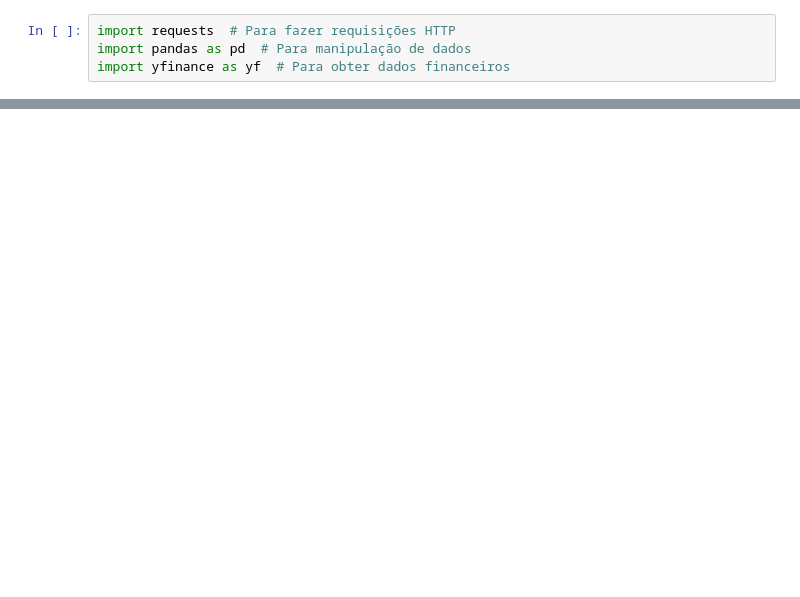
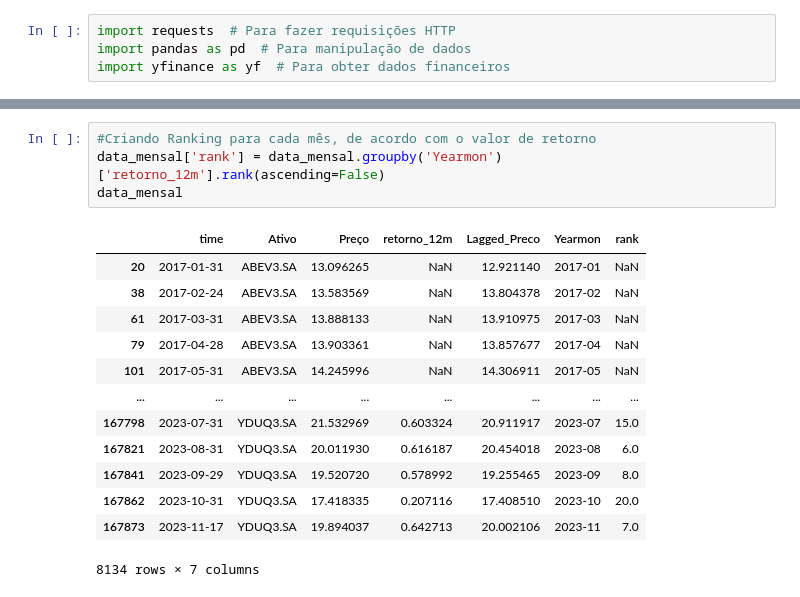
Before and after one commit to fjportella/factoryInvesting, a Jupyter notebook: aula.ipynb, the cells around one changed output, grey strips where cells are left out. Saved outputs shown, nothing was run; the diff lists cells and outputs as text; blank space fills up the shorter version.

```diff
--- a/aula.ipynb
+++ b/aula.ipynb
@@ -135,3 +120,21 @@ data_mensal
 | 167862 | 2023-10-31 | YDUQ3.SA | 17.418335 | 0.207116 | 17.408510 | 2023-10 |
 | 167873 | 2023-11-17 | YDUQ3.SA | 19.894037 | 0.642713 | 20.002106 | 2023-11 |
 8134 rows × 6 columns
+# %%
+#Criando Ranking para cada mês, de acordo com o valor de retorno
+data_mensal['rank'] = data_mensal.groupby('Yearmon')['retorno_12m'].rank(ascending=False)
+data_mensal
+# %% [output]
+|  | time | Ativo | Preço | retorno_12m | Lagged_Preco | Yearmon | rank |
+| 20 | 2017-01-31 | ABEV3.SA | 13.096265 | NaN | 12.921140 | 2017-01 | NaN |
+| 38 | 2017-02-24 | ABEV3.SA | 13.583569 | NaN | 13.804378 | 2017-02 | NaN |
+| 61 | 2017-03-31 | ABEV3.SA | 13.888133 | NaN | 13.910975 | 2017-03 | NaN |
+| 79 | 2017-04-28 | ABEV3.SA | 13.903361 | NaN | 13.857677 | 2017-04 | NaN |
+| 101 | 2017-05-31 | ABEV3.SA | 14.245996 | NaN | 14.306911 | 2017-05 | NaN |
+| ... | ... | ... | ... | ... | ... | ... | ... |
+| 167798 | 2023-07-31 | YDUQ3.SA | 21.532969 | 0.603324 | 20.911917 | 2023-07 | 15.0 |
+| 167821 | 2023-08-31 | YDUQ3.SA | 20.011930 | 0.616187 | 20.454018 | 2023-08 | 6.0 |
+| 167841 | 2023-09-29 | YDUQ3.SA | 19.520720 | 0.578992 | 19.255465 | 2023-09 | 8.0 |
+| 167862 | 2023-10-31 | YDUQ3.SA | 17.418335 | 0.207116 | 17.408510 | 2023-10 | 20.0 |
+| 167873 | 2023-11-17 | YDUQ3.SA | 19.894037 | 0.642713 | 20.002106 | 2023-11 | 7.0 |
+8134 rows × 7 columns
```
Also changed, not shown: parts of 13 cells of this notebook.
